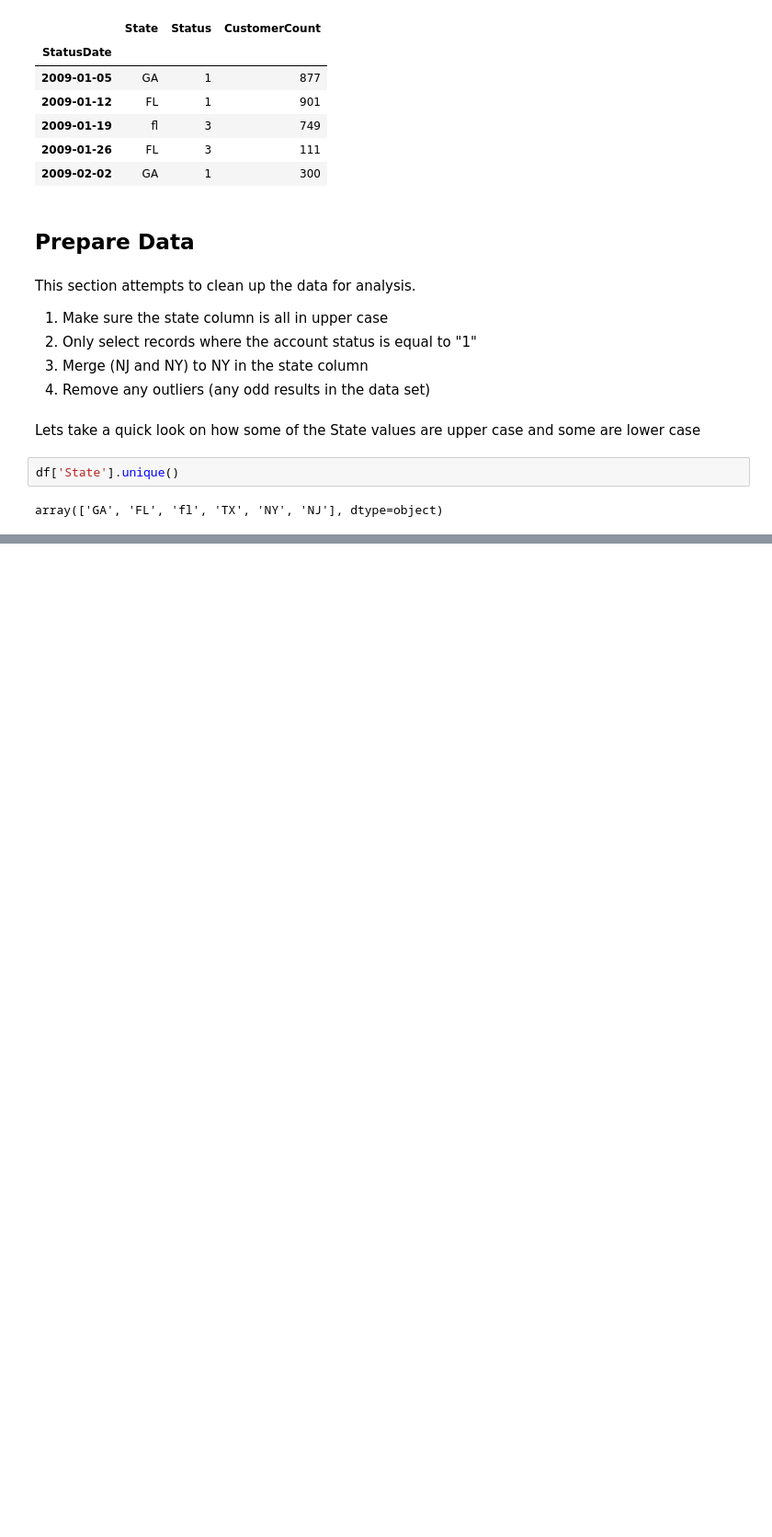
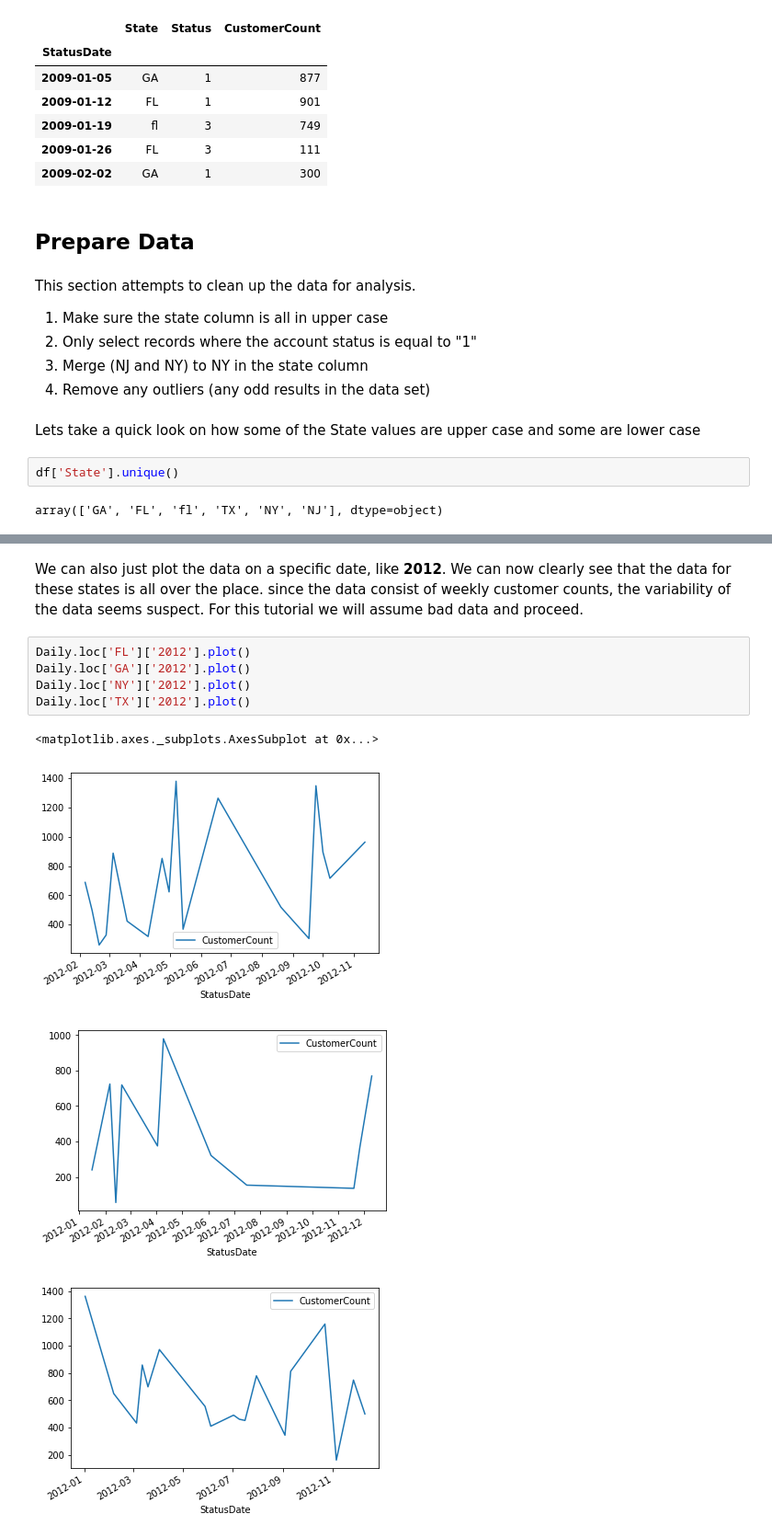
Before and after one commit to minsoub/jupyter_doc, a Jupyter notebook: lession_03.ipynb, the cells around one changed output, grey strips where cells are left out. Shown: that part at 92% size. Drawn from its saved outputs; the diff is of its cells as text; blank space fills up the shorter version.

```diff
--- a/lession_03.ipynb
+++ b/lession_03.ipynb
@@ -140,0 +262,12 @@ array(['GA', 'FL', 'fl', 'TX', 'NY', 'NJ'], dtype=object)
+# %% [markdown]
+We can also just plot the data on a specific date, like <b>2012</b>. We can now clearly see that the data for these states is all over the place. since the data consist of weekly customer counts, the variability of the data seems suspect. For this tutorial we will assume bad data and proceed.
+# %%
+Daily.loc['FL']['2012'].plot()
+Daily.loc['GA']['2012'].plot()
+Daily.loc['NY']['2012'].plot()
+Daily.loc['TX']['2012'].plot()
+# %% [output]
+<matplotlib.axes._subplots.AxesSubplot at 0x...>
+[figure, added]
+[figure, added]
+[figure, added]
```
Also changed, not shown: parts of 48 cells of this notebook, 6 other files.
